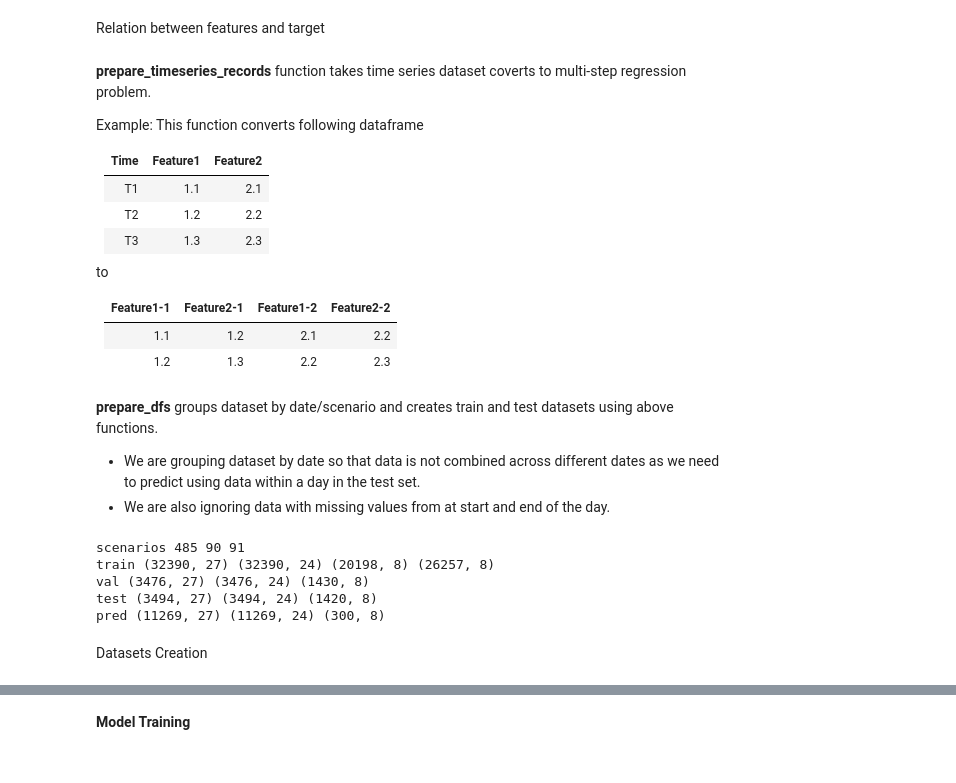
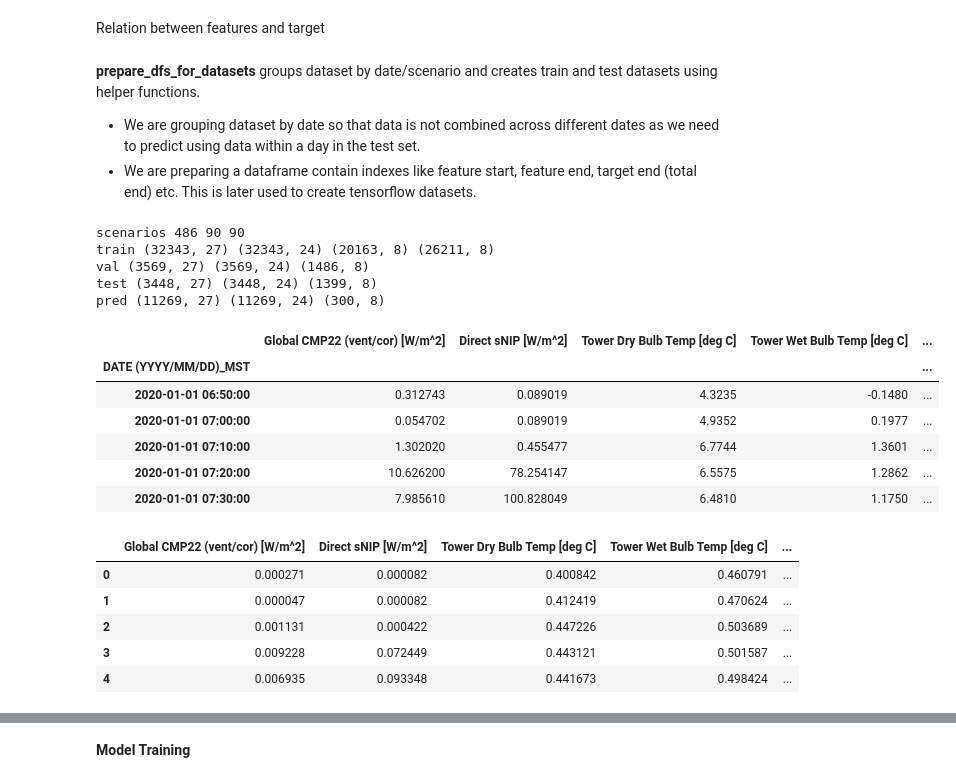
Before and after one commit to dd-open-source/ml-projects, a Jupyter notebook: shell-ai-hackathon-weather-data/Level2/L2_ShellAI_Hackathon_2021-Final.ipynb, the cells around one changed output, grey strips where cells are left out. Cells and saved outputs as stored; diff of their text form; code cells hidden in the pictures.

```diff
--- a/shell-ai-hackathon-weather-data/Level2/L2_ShellAI_Hackathon_2021-Final.ipynb
+++ b/shell-ai-hackathon-weather-data/Level2/L2_ShellAI_Hackathon_2021-Final.ipynb
@@ -381,26 +346,9 @@ Relation between features and target
 # print("Train df:\n", make_mi_scores(train_df_cleaned.loc[:, feature_cols], train_df_cleaned[target_col]))
 # print("Test df:\n", make_mi_scores(test_df_cleaned.loc[:, feature_cols], test_df_cleaned[target_col]))
-# %% [markdown]
-**prepare_timeseries_records** function takes time series dataset coverts to multi-step regression problem.
-
-Example: This function converts following dataframe
-
-Time | Feature1 | Feature2
------|----------|--------
-T1   | 1.1 | 2.1
-T2   | 1.2 | 2.2
-T3   | 1.3 | 2.3
-
-to
-
-Feature1-1 | Feature2-1 | Feature1-2 | Feature2-2
------------|------------|------------|-----------
-1.1        | 1.2        | 2.1        | 2.2
-1.2        | 1.3        | 2.2        | 2.3
 # %% [markdown]
-**prepare_dfs** groups dataset by date/scenario and creates train and test datasets using above functions.
+**prepare_dfs_for_datasets** groups dataset by date/scenario and creates train and test datasets using helper functions.
 * We are grouping dataset by date so that data is not combined across different dates as we need to predict using data within a day in the test set.
-* We are also ignoring data with missing values from at start and end of the day.
+* We are preparing a dataframe contain indexes like feature start, feature end, target end (total end) etc. This is later used to create tensorflow datasets.
 # %%
 def prepare_index_rages(day_index_start, day_index_end, min_feature_steps,
                         max_feature_steps, target_steps):
@@ -465,8 +413,9 @@ def boosting_data_based_target_std(data_df, idx_df, factor=0.2):
 # %%
 train_df_scenarios = train_df_cleaned[scenario_set_col].unique()
 test_df_scenarios = test_df_cleaned[scenario_set_col].unique()
-other_scenarios, val_scenarios = train_test_split(test_df_scenarios, test_size=0.3)
-other_scenarios, test_scenarios = train_test_split(other_scenarios, test_size=0.43)
+test_size = 0.3
+other_scenarios, val_scenarios = train_test_split(test_df_scenarios, test_size=test_size)
+other_scenarios, test_scenarios = train_test_split(other_scenarios, test_size=test_size/(1-test_size))
 train_scenarios = np.append(train_df_scenarios, other_scenarios)
 
 print("scenarios", len(train_scenarios), len(val_scenarios), len(test_scenarios))
@@ -475,8 +424,6 @@ combined_df = pd.concat([train_df_cleaned, test_df_cleaned], axis=0).reset_index
 train_data_df, train_idx_df = prepare_dfs_for_datasets(combined_df, train_scenarios)
 val_data_df, val_idx_df = prepare_dfs_for_datasets(test_df_cleaned, val_scenarios)
 test_data_df, test_idx_df = prepare_dfs_for_datasets(test_df_cleaned, test_scenarios)
-pred_data_df, pred_idx_df_full = prepare_dfs_for_datasets(test_df_cleaned, None, target_steps=0)
-pred_idx_df = pred_idx_df_full.groupby(scenario_set_col).last().reset_index()[idx_df_cols]
 
 train_idx_df_boosted = boosting_data_based_target_std(train_data_df, train_idx_df, factor=0.3)
 train_idx_df_boosted = train_idx_df_boosted.sample(frac=1.0).reset_index(drop=True)
@@ -484,7 +431,6 @@ train_idx_df_boosted = train_idx_df_boosted.sample(frac=1.0).reset_index(drop=Tr
 train_idx_df_boosted[index_col] = train_idx_df_boosted.index
 val_idx_df[index_col] = val_idx_df.index
 test_idx_df[index_col] = test_idx_df.index
-pred_idx_df[index_col] = pred_idx_df[scenario_set_col]
 
 ts_scaler = MinMaxScaler()
 scaled_column_types = ['float16', 'float32', 'float64']
@@ -494,17 +440,32 @@ ts_scaler.fit(train_data_df[scaled_columns])
 train_data_df_scaled = pd.DataFrame(ts_scaler.transform(train_data_df[scaled_columns]), columns=scaled_columns)
 val_data_df_scaled = pd.DataFrame(ts_scaler.transform(val_data_df[scaled_columns]), columns=scaled_columns)
 test_data_df_scaled = pd.DataFrame(ts_scaler.transform(test_data_df[scaled_columns]), columns=scaled_columns)
-pred_data_df_scaled = pd.DataFrame(ts_scaler.transform(pred_data_df[scaled_columns]), columns=scaled_columns)
 
 print("train", train_data_df.shape, train_data_df_scaled.shape, train_idx_df.shape, train_idx_df_boosted.shape)
 print("val", val_data_df.shape, val_data_df_scaled.shape, val_idx_df.shape)
 print("test", test_data_df.shape, test_data_df_scaled.shape, test_idx_df.shape)
-print("pred", pred_data_df.shape, pred_data_df_scaled.shape, pred_idx_df.shape)
 # %% [output]
-scenarios 485 90 91
-train (32390, 27) (32390, 24) (20198, 8) (26257, 8)
-val (3476, 27) (3476, 24) (1430, 8)
-test (3494, 27) (3494, 24) (1420, 8)
+scenarios 486 90 90
+train (32343, 27) (32343, 24) (20163, 8) (26211, 8)
+val (3569, 27) (3569, 24) (1486, 8)
+test (3448, 27) (3448, 24) (1399, 8)
 pred (11269, 27) (11269, 24) (300, 8)
-# %% [markdown]
-Datasets Creation
+# %%
+train_data_df.head()
+# %% [output]
+|  | Global CMP22 (vent/cor) [W/m^2] | Direct sNIP [W/m^2] | Tower Dry Bulb Temp [deg C] | Tower Wet Bulb Temp [deg C] | ... |
+| DATE (YYYY/MM/DD)_MST |  |  |  |  | ... |
+| 2020-01-01 06:50:00 | 0.312743 | 0.089019 | 4.3235 | -0.1480 | ... |
+| 2020-01-01 07:00:00 | 0.054702 | 0.089019 | 4.9352 | 0.1977 | ... |
+| 2020-01-01 07:10:00 | 1.302020 | 0.455477 | 6.7744 | 1.3601 | ... |
+| 2020-01-01 07:20:00 | 10.626200 | 78.254147 | 6.5575 | 1.2862 | ... |
+| 2020-01-01 07:30:00 | 7.985610 | 100.828049 | 6.4810 | 1.1750 | ... |
+# %%
+train_data_df_scaled.head()
+# %% [output]
+|  | Global CMP22 (vent/cor) [W/m^2] | Direct sNIP [W/m^2] | Tower Dry Bulb Temp [deg C] | Tower Wet Bulb Temp [deg C] | ... |
+| 0 | 0.000271 | 0.000082 | 0.400842 | 0.460791 | ... |
+| 1 | 0.000047 | 0.000082 | 0.412419 | 0.470624 | ... |
+| 2 | 0.001131 | 0.000422 | 0.447226 | 0.503689 | ... |
+| 3 | 0.009228 | 0.072449 | 0.443121 | 0.501587 | ... |
+| 4 | 0.006935 | 0.093348 | 0.441673 | 0.498424 | ... |
```
Also changed, not shown: parts of 46 cells of this notebook.
